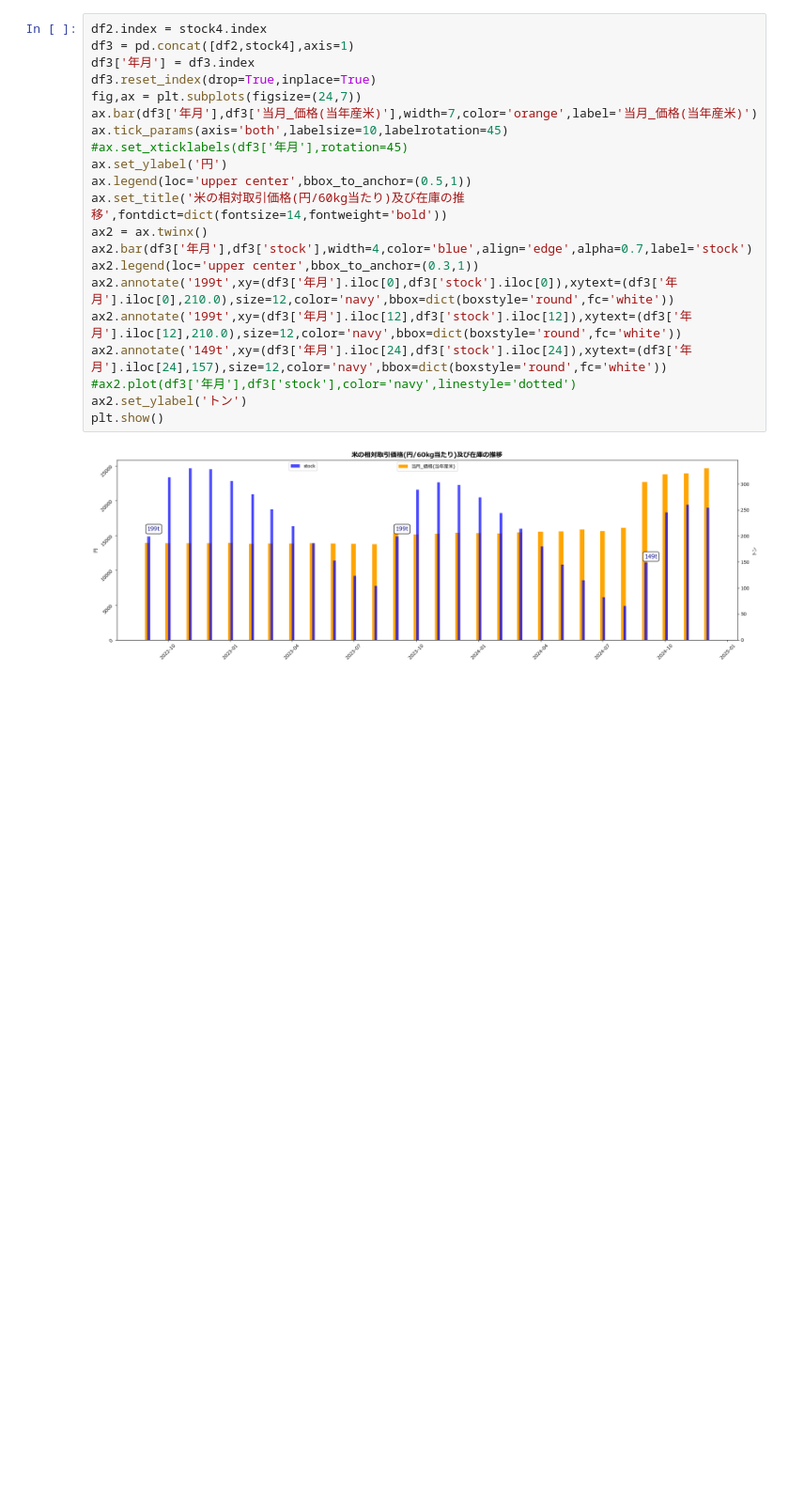
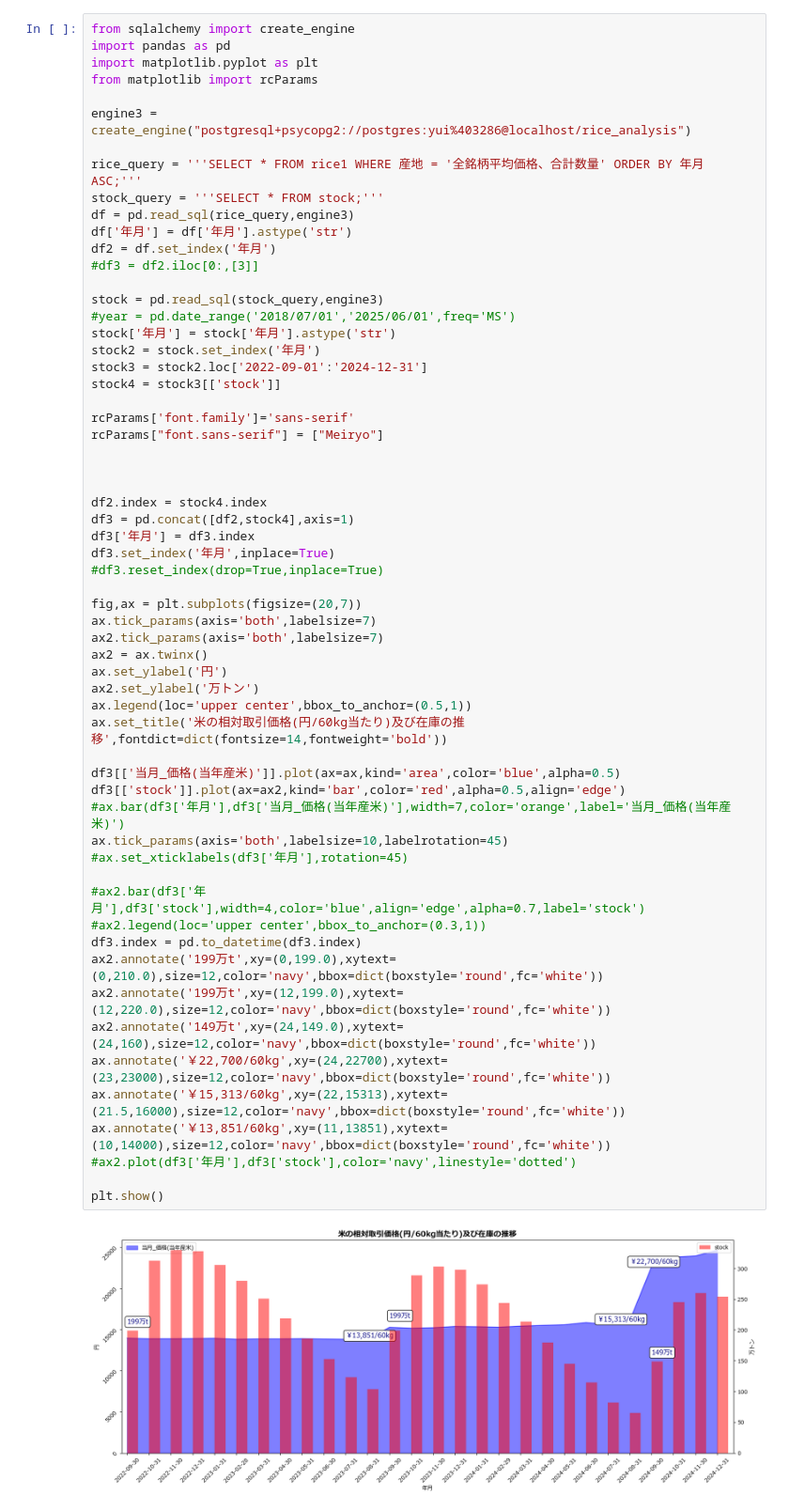
Before and after one commit to Pipikopimame/orbe_public2, a Jupyter notebook: 米_相対取引価格推移.ipynb, the cells around one changed output. Shown at 94% size. Drawn from its saved outputs; the diff is of its cells as text; blank space fills up the shorter version.

```diff
--- a/米_相対取引価格推移.ipynb
+++ b/米_相対取引価格推移.ipynb
@@ -52,24 +3,63 @@ No artists with labels found to put in legend.  Note that artists whose label st
 # %%
+from sqlalchemy import create_engine
+import pandas as pd
+import matplotlib.pyplot as plt
+from matplotlib import rcParams
+
+engine3 = create_engine("postgresql+psycopg2://postgres:yui%403286@localhost/rice_analysis")
+
+rice_query = '''SELECT * FROM rice1 WHERE 産地 = '全銘柄平均価格、合計数量' ORDER BY 年月 ASC;'''
+stock_query = '''SELECT * FROM stock;'''
+df = pd.read_sql(rice_query,engine3)
+df['年月'] = df['年月'].astype('str')
+df2 = df.set_index('年月')
+#df3 = df2.iloc[0:,[3]]
+
+stock = pd.read_sql(stock_query,engine3)
+#year = pd.date_range('2018/07/01','2025/06/01',freq='MS')
+stock['年月'] = stock['年月'].astype('str')
+stock2 = stock.set_index('年月')
+stock3 = stock2.loc['2022-09-01':'2024-12-31']
+stock4 = stock3[['stock']]
+
+rcParams['font.family']='sans-serif'
+rcParams["font.sans-serif"] = ["Meiryo"]
+
+
+
 df2.index = stock4.index
 df3 = pd.concat([df2,stock4],axis=1)
 df3['年月'] = df3.index
-df3.reset_index(drop=True,inplace=True)
-fig,ax = plt.subplots(figsize=(24,7))
-ax.bar(df3['年月'],df3['当月_価格(当年産米)'],width=7,color='orange',label='当月_価格(当年産米)')
+df3.set_index('年月',inplace=True)
+#df3.reset_index(drop=True,inplace=True)
+
+fig,ax = plt.subplots(figsize=(20,7))
+ax.tick_params(axis='both',labelsize=7)
+ax2.tick_params(axis='both',labelsize=7)
+ax2 = ax.twinx()
+ax.set_ylabel('円')
+ax2.set_ylabel('万トン')
+ax.legend(loc='upper center',bbox_to_anchor=(0.5,1))
+ax.set_title('米の相対取引価格(円/60kg当たり)及び在庫の推移',fontdict=dict(fontsize=14,fontweight='bold'))
+
+df3[['当月_価格(当年産米)']].plot(ax=ax,kind='area',color='blue',alpha=0.5)
+df3[['stock']].plot(ax=ax2,kind='bar',color='red',alpha=0.5,align='edge')
+#ax.bar(df3['年月'],df3['当月_価格(当年産米)'],width=7,color='orange',label='当月_価格(当年産米)')
 ax.tick_params(axis='both',labelsize=10,labelrotation=45)
 #ax.set_xticklabels(df3['年月'],rotation=45)
-ax.set_ylabel('円')
-ax.legend(loc='upper center',bbox_to_anchor=(0.5,1))
-ax.set_title('米の相対取引価格(円/60kg当たり)及び在庫の推移',fontdict=dict(fontsize=14,fontweight='bold'))
-ax2 = ax.twinx()
-ax2.bar(df3['年月'],df3['stock'],width=4,color='blue',align='edge',alpha=0.7,label='stock')
-ax2.legend(loc='upper center',bbox_to_anchor=(0.3,1))
-ax2.annotate('199t',xy=(df3['年月'].iloc[0],df3['stock'].iloc[0]),xytext=(df3['年月'].iloc[0],210.0),size=12,color='navy',bbox=dict(boxstyle='round',fc='white'))
-ax2.annotate('199t',xy=(df3['年月'].iloc[12],df3['stock'].iloc[12]),xytext=(df3['年月'].iloc[12],210.0),size=12,color='navy',bbox=dict(boxstyle='round',fc='white'))
-ax2.annotate('149t',xy=(df3['年月'].iloc[24],df3['stock'].iloc[24]),xytext=(df3['年月'].iloc[24],157),size=12,color='navy',bbox=dict(boxstyle='round',fc='white'))
+
+#ax2.bar(df3['年月'],df3['stock'],width=4,color='blue',align='edge',alpha=0.7,label='stock')
+#ax2.legend(loc='upper center',bbox_to_anchor=(0.3,1))
+df3.index = pd.to_datetime(df3.index)
+ax2.annotate('199万t',xy=(0,199.0),xytext=(0,210.0),size=12,color='navy',bbox=dict(boxstyle='round',fc='white'))
+ax2.annotate('199万t',xy=(12,199.0),xytext=(12,220.0),size=12,color='navy',bbox=dict(boxstyle='round',fc='white'))
+ax2.annotate('149万t',xy=(24,149.0),xytext=(24,160),size=12,color='navy',bbox=dict(boxstyle='round',fc='white'))
+ax.annotate('￥22,700/60kg',xy=(24,22700),xytext=(23,23000),size=12,color='navy',bbox=dict(boxstyle='round',fc='white'))
+ax.annotate('￥15,313/60kg',xy=(22,15313),xytext=(21.5,16000),size=12,color='navy',bbox=dict(boxstyle='round',fc='white'))
+ax.annotate('￥13,851/60kg',xy=(11,13851),xytext=(10,14000),size=12,color='navy',bbox=dict(boxstyle='round',fc='white'))
 #ax2.plot(df3['年月'],df3['stock'],color='navy',linestyle='dotted')
-ax2.set_ylabel('トン')
+
 plt.show()
 # %% [output]
-[figure, old version]
+[figure, new version]
 # %%
```
Also changed, not shown: parts of 3 cells of this notebook.
